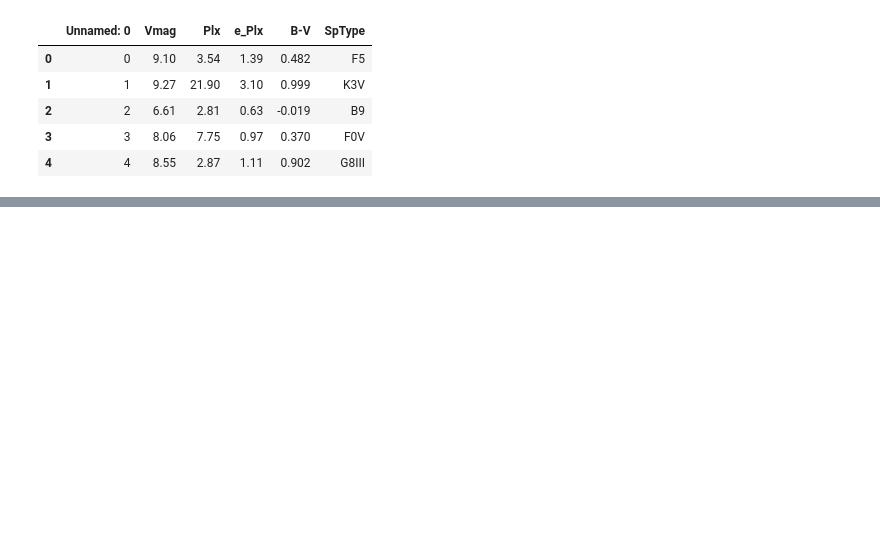
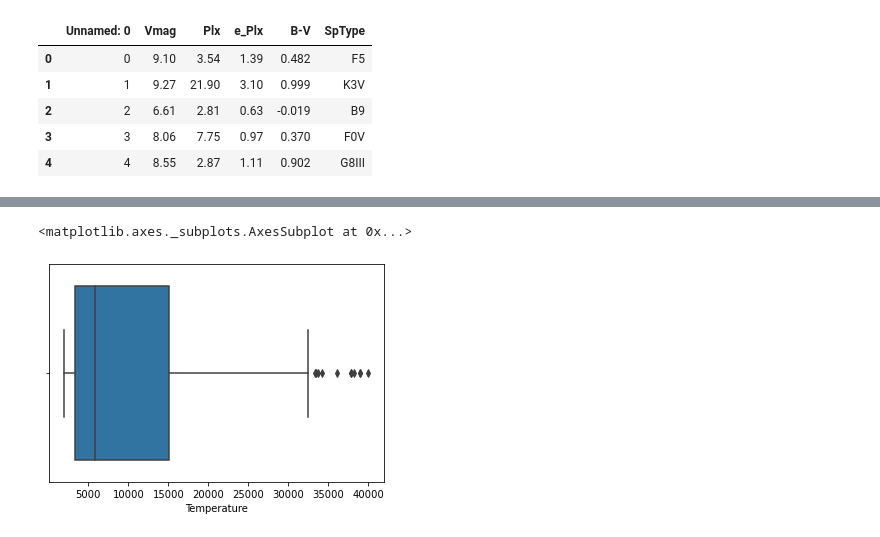
Before and after one commit to franklinhurst/AdvancedDataScience, a Jupyter notebook: Capstone W1 Initial Data Exploration Project 1.ipynb, the cells around one changed output, grey strips where cells are left out. Cells and saved outputs as stored; diff of their text form; code cells hidden in the pictures; blank space fills up the shorter version.

```diff
--- a/Capstone W1 Initial Data Exploration Project 1.ipynb
+++ b/Capstone W1 Initial Data Exploration Project 1.ipynb
@@ -73,0 +191,5 @@ df3.head()
+# %%
+sns.boxplot(df2['Temperature'])
+# %% [output]
+<matplotlib.axes._subplots.AxesSubplot at 0x...>
+[figure, added]
```
Also changed, not shown: parts of 55 cells of this notebook.
